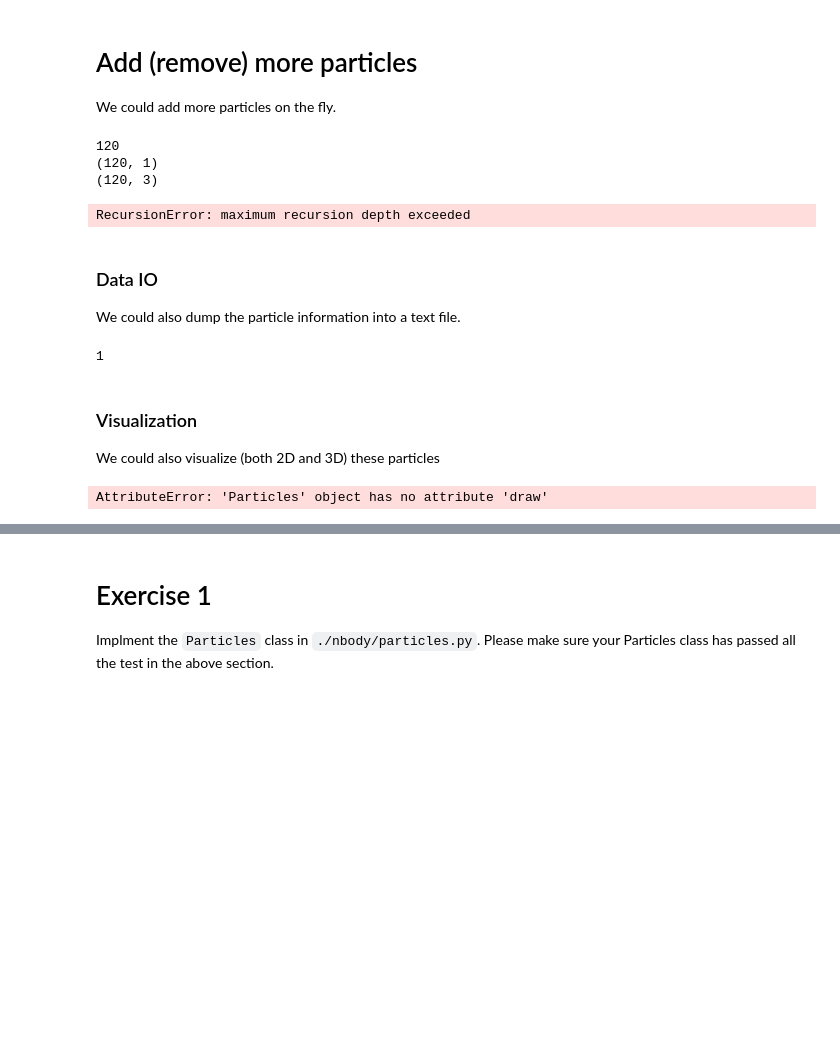
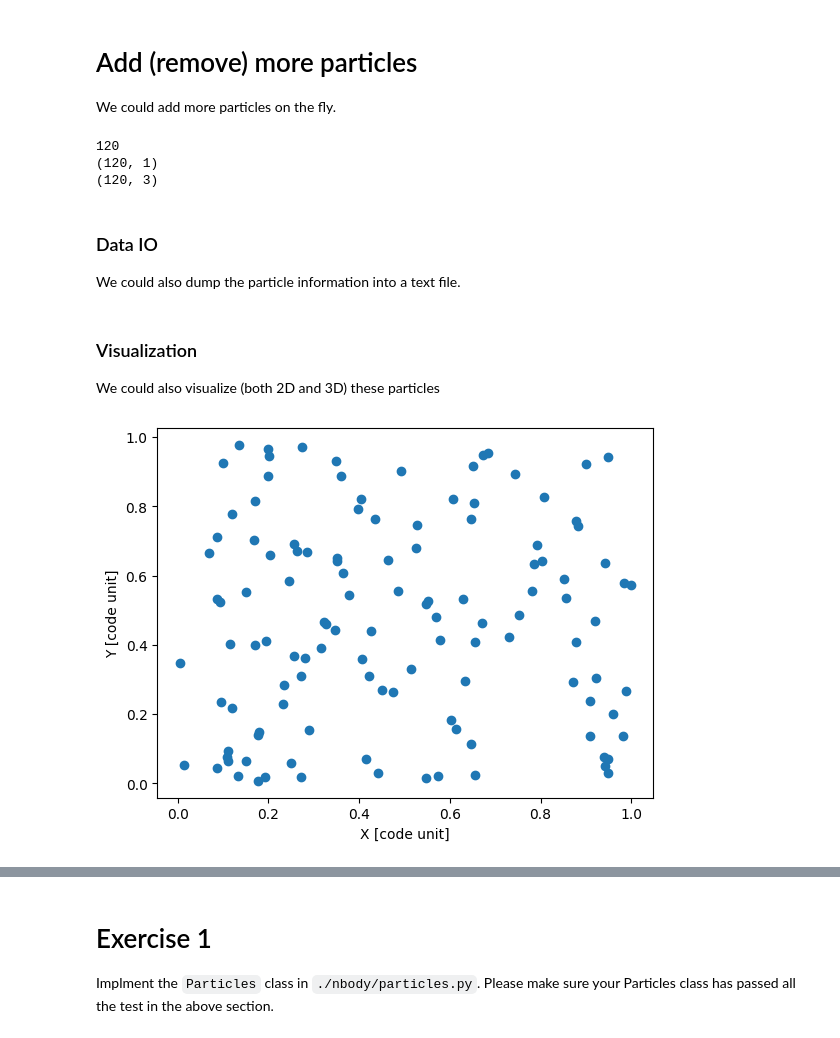
Before and after one commit to quantankevin/computationalPhysics-112, a Jupyter notebook: project2/project2_demo1.ipynb, the cells around one changed output, grey strips where cells are left out. Drawn from its saved outputs; the diff is of its cells as text; code cells hidden in the pictures; blank space fills up the shorter version.

```diff
--- a/project2/project2_demo1.ipynb
+++ b/project2/project2_demo1.ipynb
@@ -58,27 +75,23 @@ particles.add_particles(masses, positions, velocities, accelerations)
 print(particles.nparticles)
 print(particles._masses.shape)
 print(particles._positions.shape)
-particles.output(3)
 # %% [output]
 120
 (120, 1)
 (120, 3)
-RecursionError: maximum recursion depth exceeded
 # %% [markdown]
 ### Data IO
 
 We could also dump the particle information into a text file.
 # %%
 # particles.output(filename='data.txt')
-print(1)
+particles.save_data('Nbady_number_120_time_0')
-# %% [output]
-1
 # %% [markdown]
 ### Visualization
 
 We could also visualize (both 2D and 3D) these particles
 # %%
-particles.draw(dim=2)
+particles.plot_output(2)
 # %% [output]
-AttributeError: 'Particles' object has no attribute 'draw'
+[figure, added]
 # %%
```
Also changed, not shown: parts of 5 cells of this notebook, 4 other files.
